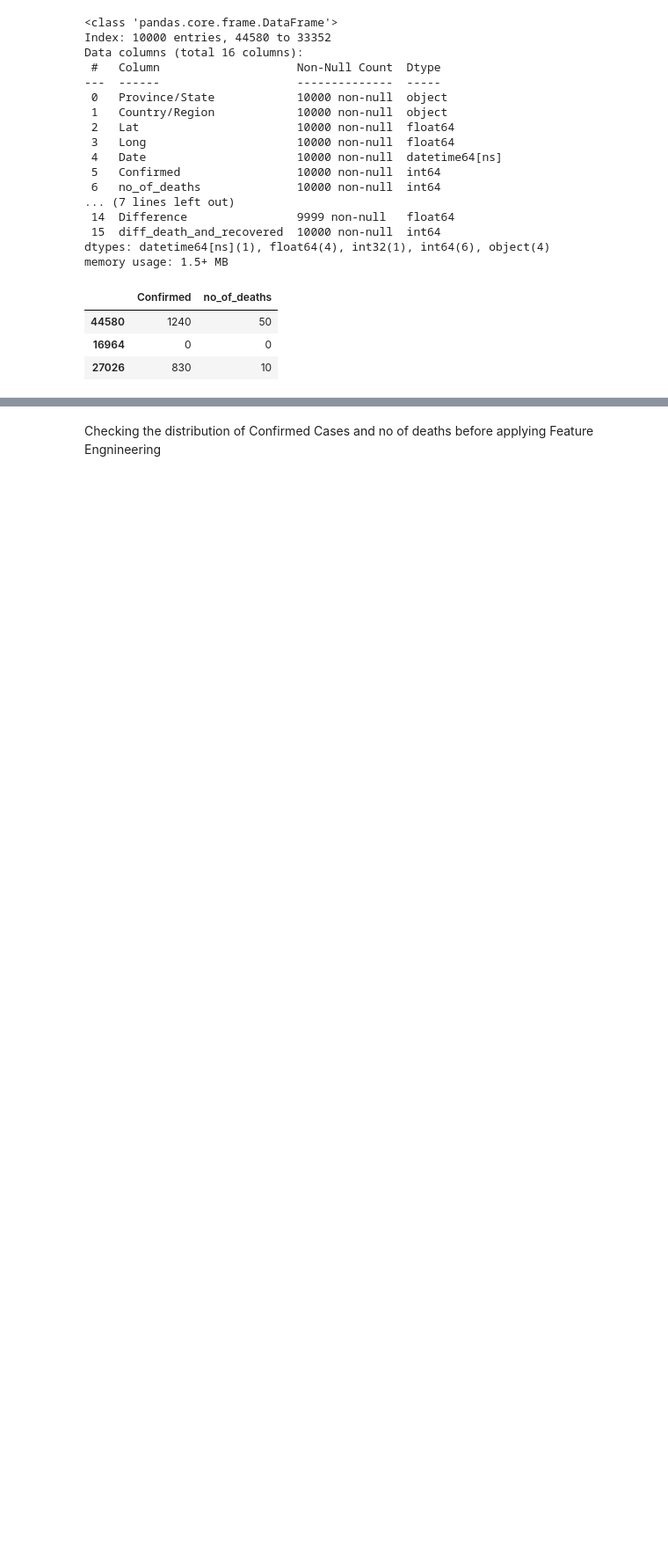
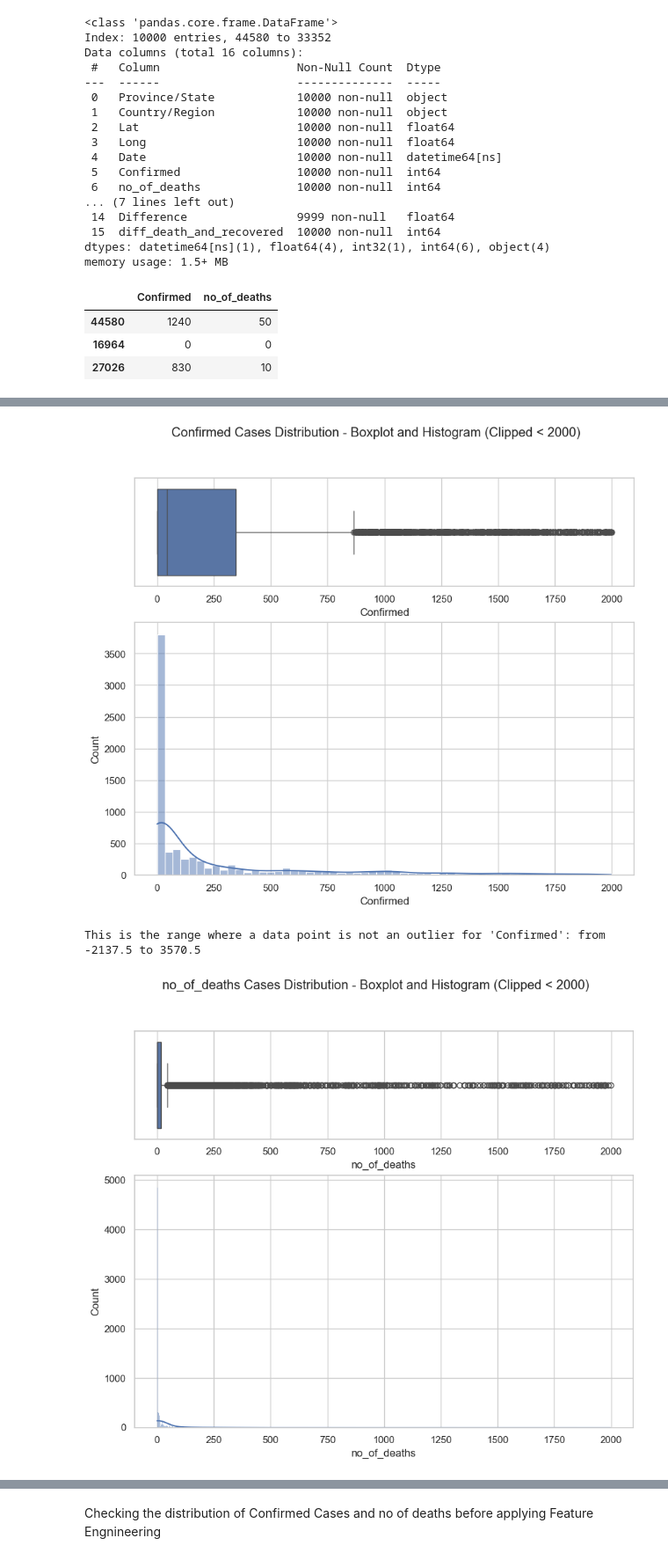
Before and after one commit to alikar84/First_project_Covid19-, a Jupyter notebook: jupyter_notebooks/Notebook_Template.ipynb, the cells around one changed output, grey strips where cells are left out. Shown at 88% size. Drawn from its saved outputs; the diff is of its cells as text; code cells hidden in the pictures; blank space fills up the shorter version.

```diff
--- a/jupyter_notebooks/Notebook_Template.ipynb
+++ b/jupyter_notebooks/Notebook_Template.ipynb
@@ -469,0 +493,28 @@ df_new.head(3)
+# %%
+def plot_histogram_and_boxplot(df):
+    for col in df.columns:
+        fig, axes = plt.subplots(nrows=2, ncols=1, figsize=(10, 8),
+                                 gridspec_kw={"height_ratios": (0.3, 0.7)})
+        # Clip extreme values for visualization (optional)
+        clip_threshold = 2000
+        clipped_df = df[df[col] < clip_threshold]
+        sns.boxplot(data=clipped_df, x=col, ax=axes[0])
+        sns.histplot(data=clipped_df, x=col, kde=True, ax=axes[1], log_scale=False)
+        # Optional: format large y-axis values
+        # axes[1].yaxis.set_major_formatter(FuncFormatter(lambda x, _: f'{int(x/1000)}k'))
+        fig.suptitle(f"{col} Cases Distribution - Boxplot and Histogram (Clipped < {clip_threshold})")
+        plt.show()
+        # IQR and outlier range
+        IQR = df[col].quantile(0.75) - df[col].quantile(0.25)
+        print(
+            f"This is the range where a data point is not an outlier for '{col}': from "
+            f"{(df[col].quantile(0.25) - 1.5 * IQR).round(2)} to "
+            f"{(df[col].quantile(0.75) + 1.5 * IQR).round(2)}"
+        )
+        print("\n")
+
+plot_histogram_and_boxplot(df_new)
+# %% [output]
+[figure, added]
+This is the range where a data point is not an outlier for 'Confirmed': from -2137.5 to 3570.5
+[figure, added]
```
Also changed, not shown: parts of 72 cells of this notebook.
